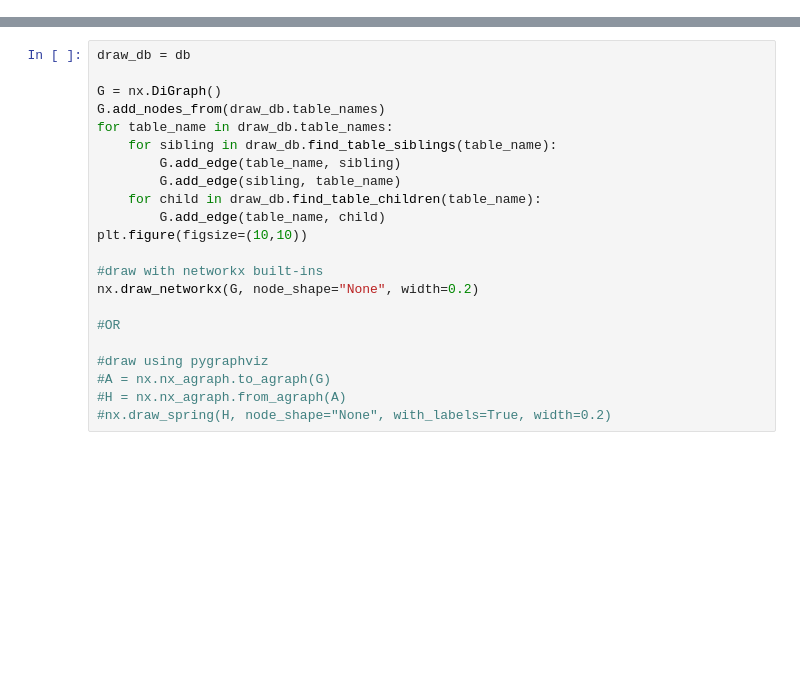
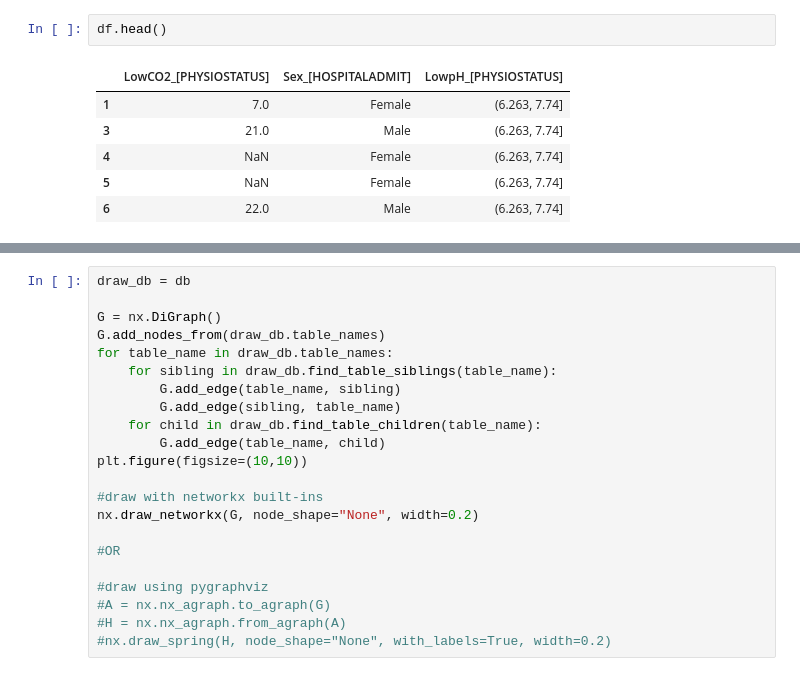
Before and after one commit to sareeneng/cohort-visualization, a Jupyter notebook: scratch.ipynb, the cells around one changed output, grey strips where cells are left out. Cells and saved outputs as stored; diff of their text form; blank space fills up the shorter version.

```diff
--- a/scratch.ipynb
+++ b/scratch.ipynb
@@ -120,0 +62,9 @@ arch_data
+# %%
+df.head()
+# %% [output]
+|  | LowCO2_[PHYSIOSTATUS] | Sex_[HOSPITALADMIT] | LowpH_[PHYSIOSTATUS] |
+| 1 | 7.0 | Female | (6.263, 7.74] |
+| 3 | 21.0 | Male | (6.263, 7.74] |
+| 4 | NaN | Female | (6.263, 7.74] |
+| 5 | NaN | Female | (6.263, 7.74] |
+| 6 | 22.0 | Male | (6.263, 7.74] |
```
Also changed, not shown: parts of 13 cells of this notebook, 27 other files.
